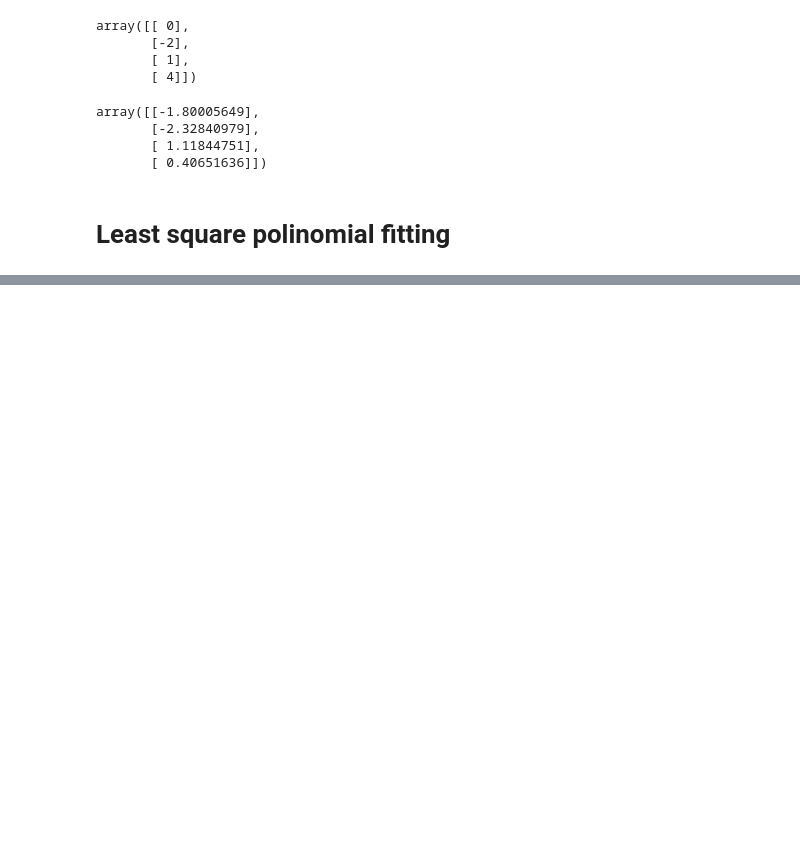
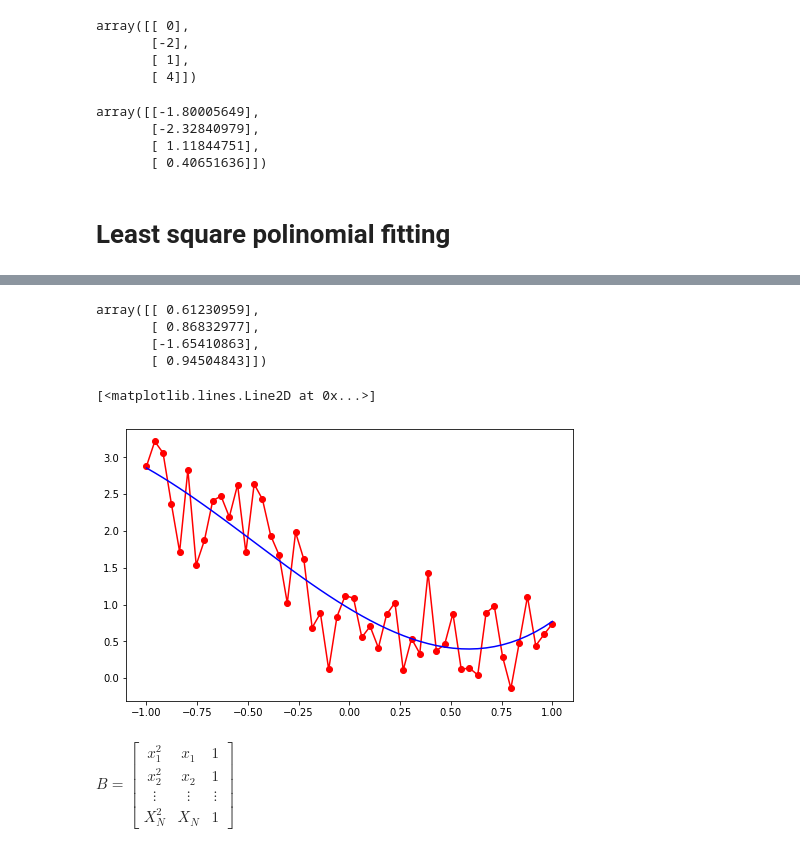
Before and after one commit to Kenn3Th/DATS2300, a Jupyter notebook: Math review and python.ipynb, the cells around one changed output, grey strips where cells are left out. Saved outputs shown, nothing was run; the diff lists cells and outputs as text; code cells hidden in the pictures; blank space fills up the shorter version.

```diff
--- a/Math review and python.ipynb
+++ b/Math review and python.ipynb
@@ -394,0 +422,35 @@ array([[-1.80005649],
+# %%
+A = np.zeros((N,4))
+for i in range(N):
+    A[i,0] = x[i]**3
+    A[i,1] = x[i]**2
+    A[i,2] = x[i]
+    A[i,3] = 1
+# %%
+ATAinv = np.linalg.inv(A.T.dot(A))
+theta = ATAinv.dot(A.T).dot(y)
+theta.shape = (4,1)
+theta
+# %% [output]
+array([[ 0.61230959],
+       [ 0.86832977],
+       [-1.65410863],
+       [ 0.94504843]])
+# %%
+estimate = A.dot(theta)
+# %%
+fig = plt.figure()
+
+axSignal = fig.add_subplot(1,1,1)
+axSignal.plot(x,signals(x,noise),'ro-')
+axSignal.plot(x,estimate, 'b-')
+# %% [output]
+[<matplotlib.lines.Line2D at 0x...>]
+[figure, added]
+# %% [markdown]
+$B = \begin{bmatrix}
+x^2_1 & x_1 & 1\\
+x^2_2 & x_2 & 1\\
+\vdots & \vdots & \vdots\\
+X^2_N & X_N & 1
+\end{bmatrix}$
```
Also changed, not shown: parts of 19 cells of this notebook.
